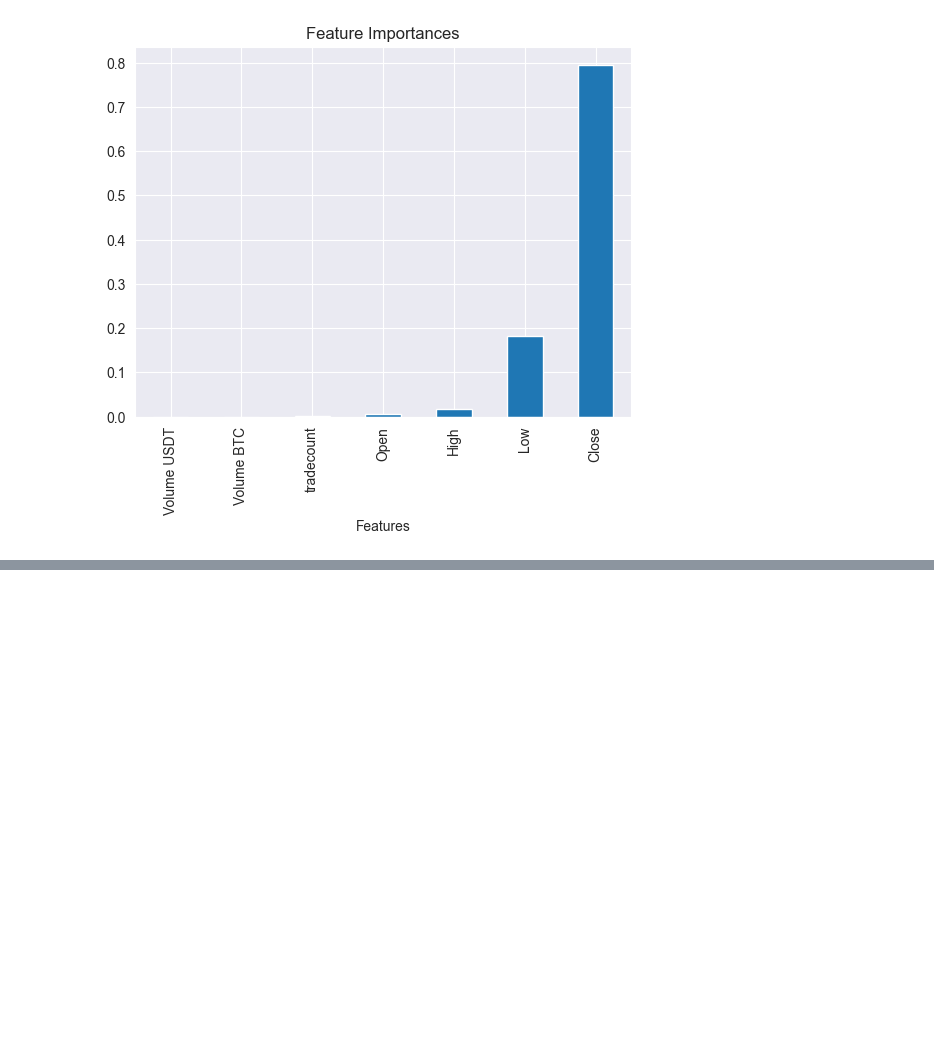
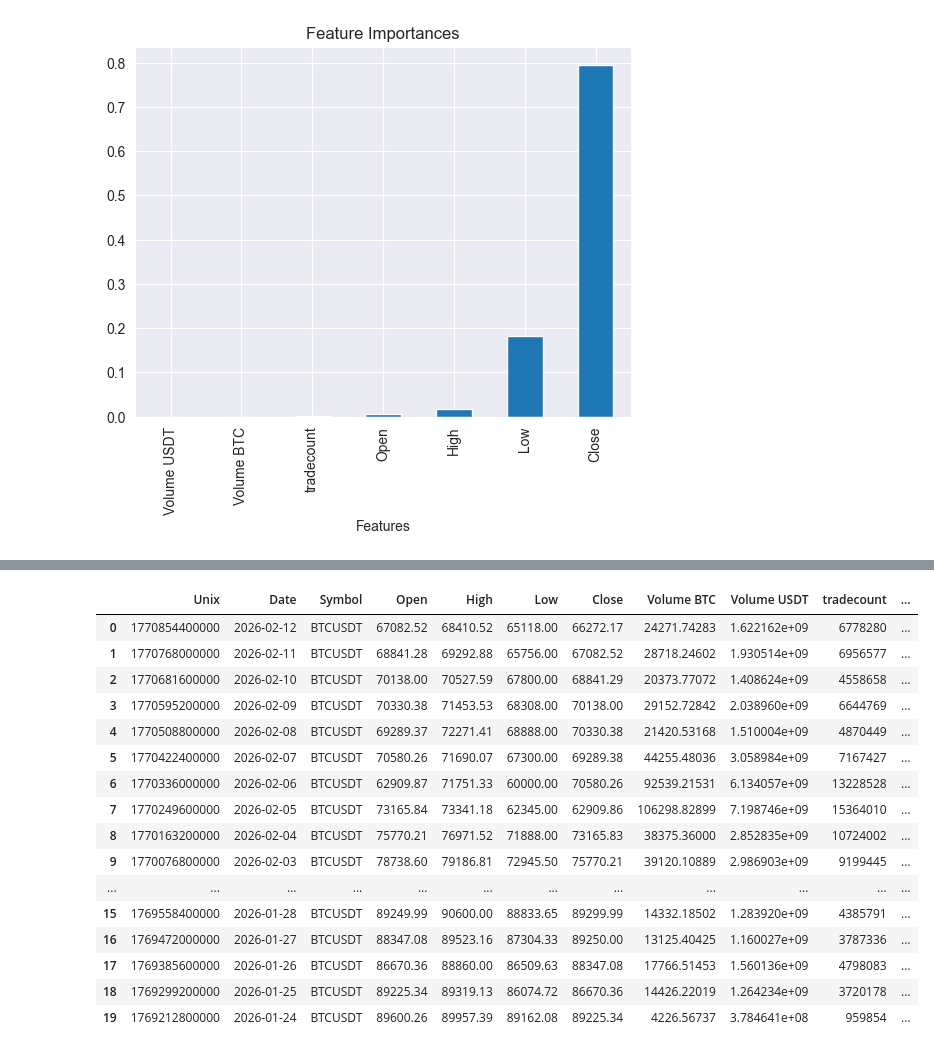
Before and after one commit to Artarazaz/BTC-predection-model, a Jupyter notebook: notebooks/data_preprocesing.ipynb, the cells around one changed output, grey strips where cells are left out. Cells and saved outputs as stored; diff of their text form; code cells hidden in the pictures; blank space fills up the shorter version.

```diff
--- a/notebooks/data_preprocesing.ipynb
+++ b/notebooks/data_preprocesing.ipynb
@@ -209,0 +284,21 @@ plt.show()
+# %%
+df_with_rsi = pd.read_csv('../data/daily/BTCUSDT_d+RSI.csv')
+df_with_rsi.head(20)
+# %% [output]
+|  | Unix | Date | Symbol | Open | High | Low | Close | Volume BTC | Volume USDT | tradecount | ... |
+| 0 | 1770854400000 | 2026-02-12 | BTCUSDT | 67082.52 | 68410.52 | 65118.00 | 66272.17 | 24271.74283 | 1.622162e+09 | 6778280 | ... |
+| 1 | 1770768000000 | 2026-02-11 | BTCUSDT | 68841.28 | 69292.88 | 65756.00 | 67082.52 | 28718.24602 | 1.930514e+09 | 6956577 | ... |
+| 2 | 1770681600000 | 2026-02-10 | BTCUSDT | 70138.00 | 70527.59 | 67800.00 | 68841.29 | 20373.77072 | 1.408624e+09 | 4558658 | ... |
+| 3 | 1770595200000 | 2026-02-09 | BTCUSDT | 70330.38 | 71453.53 | 68308.00 | 70138.00 | 29152.72842 | 2.038960e+09 | 6644769 | ... |
+| 4 | 1770508800000 | 2026-02-08 | BTCUSDT | 69289.37 | 72271.41 | 68888.00 | 70330.38 | 21420.53168 | 1.510004e+09 | 4870449 | ... |
+| 5 | 1770422400000 | 2026-02-07 | BTCUSDT | 70580.26 | 71690.07 | 67300.00 | 69289.38 | 44255.48036 | 3.058984e+09 | 7167427 | ... |
+| 6 | 1770336000000 | 2026-02-06 | BTCUSDT | 62909.87 | 71751.33 | 60000.00 | 70580.26 | 92539.21531 | 6.134057e+09 | 13228528 | ... |
+| 7 | 1770249600000 | 2026-02-05 | BTCUSDT | 73165.84 | 73341.18 | 62345.00 | 62909.86 | 106298.82899 | 7.198746e+09 | 15364010 | ... |
+| 8 | 1770163200000 | 2026-02-04 | BTCUSDT | 75770.21 | 76971.52 | 71888.00 | 73165.83 | 38375.36000 | 2.852835e+09 | 10724002 | ... |
+| 9 | 1770076800000 | 2026-02-03 | BTCUSDT | 78738.60 | 79186.81 | 72945.50 | 75770.21 | 39120.10889 | 2.986903e+09 | 9199445 | ... |
+| ... | ... | ... | ... | ... | ... | ... | ... | ... | ... | ... | ... |
+| 15 | 1769558400000 | 2026-01-28 | BTCUSDT | 89249.99 | 90600.00 | 88833.65 | 89299.99 | 14332.18502 | 1.283920e+09 | 4385791 | ... |
+| 16 | 1769472000000 | 2026-01-27 | BTCUSDT | 88347.08 | 89523.16 | 87304.33 | 89250.00 | 13125.40425 | 1.160027e+09 | 3787336 | ... |
+| 17 | 1769385600000 | 2026-01-26 | BTCUSDT | 86670.36 | 88860.00 | 86509.63 | 88347.08 | 17766.51453 | 1.560136e+09 | 4798083 | ... |
+| 18 | 1769299200000 | 2026-01-25 | BTCUSDT | 89225.34 | 89319.13 | 86074.72 | 86670.36 | 14426.22019 | 1.264234e+09 | 3720178 | ... |
+| 19 | 1769212800000 | 2026-01-24 | BTCUSDT | 89600.26 | 89957.39 | 89162.08 | 89225.34 | 4226.56737 | 3.784641e+08 | 959854 | ... |
```
Also changed, not shown: parts of 13 cells of this notebook, 1 other file.
